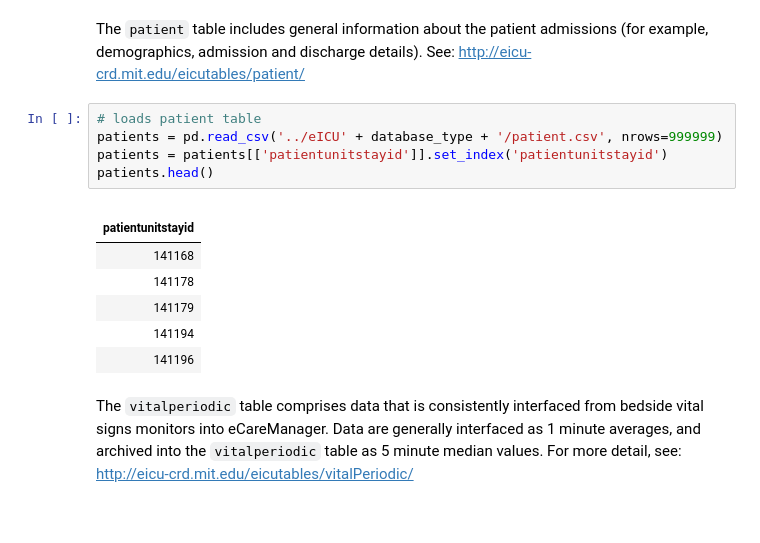
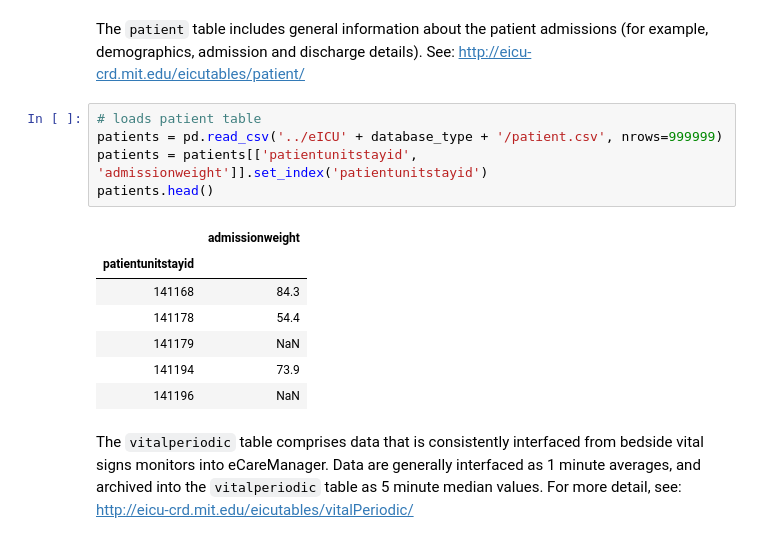
Before and after one commit to StallionsProject/SepsisPrediction, a Jupyter notebook: Jupyter Notebooks/patient-timeseries.ipynb, the cells around one changed output. Saved outputs shown, nothing was run; the diff lists cells and outputs as text.

Commit message:
[ADDED] Keeping Patient weight for urine calculations, Calculating urine output

```diff
--- a/Jupyter Notebooks/patient-timeseries.ipynb
+++ b/Jupyter Notebooks/patient-timeseries.ipynb
@@ -9,16 +9,16 @@ See: http://eicu-crd.mit.edu/eicutables/patient/
 # %%
 # loads patient table
 patients = pd.read_csv('../eICU' + database_type + '/patient.csv', nrows=999999)
-patients = patients[['patientunitstayid']].set_index('patientunitstayid')
+patients = patients[['patientunitstayid', 'admissionweight']].set_index('patientunitstayid')
 patients.head()
 # %% [output]
-|  |
-| patientunitstayid |
-| 141168 |
-| 141178 |
-| 141179 |
-| 141194 |
-| 141196 |
+|  | admissionweight |
+| patientunitstayid |  |
+| 141168 | 84.3 |
+| 141178 | 54.4 |
+| 141179 | NaN |
+| 141194 | 73.9 |
+| 141196 | NaN |
 # %% [markdown]
 The `vitalperiodic` table comprises data that is consistently interfaced from bedside vital signs monitors into eCareManager.
 Data are generally interfaced as 1 minute averages, and archived into the `vitalperiodic` table as 5 minute median values.
```
Also changed, not shown: parts of 2 cells of this notebook, 1 other file.
